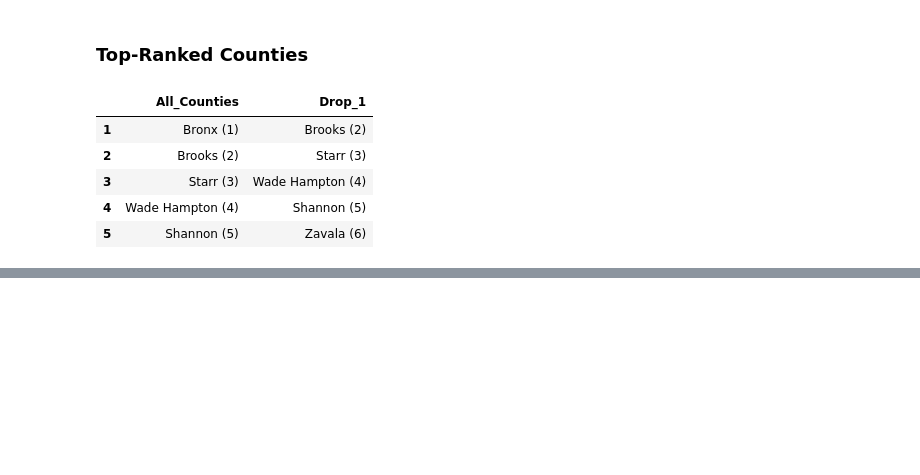
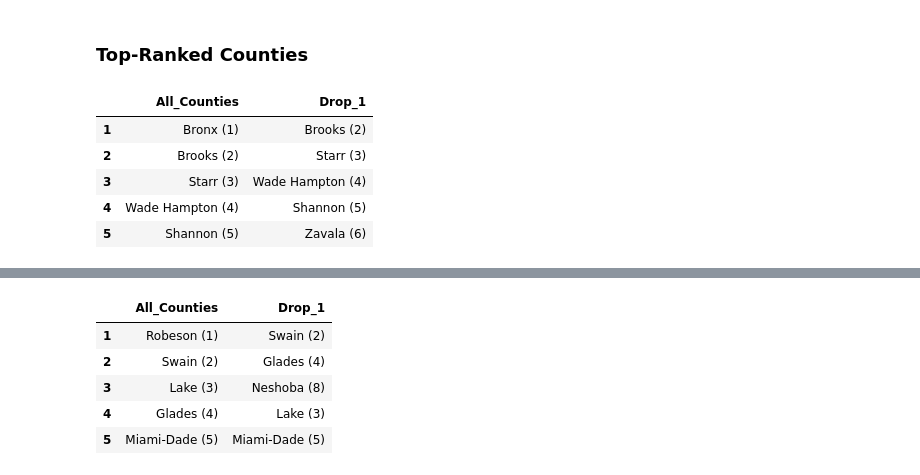
Before and after one commit to geoss/sovi-validity, a Jupyter notebook: dropno1_vis.ipynb, the cells around one changed output, grey strips where cells are left out. Saved outputs shown, nothing was run; the diff lists cells and outputs as text; code cells hidden in the pictures; blank space fills up the shorter version.

```diff
--- a/dropno1_vis.ipynb
+++ b/dropno1_vis.ipynb
@@ -513,0 +540,9 @@ rankChgTable(inputs=compute_sovis.US_All,scores=compute_sovis.US_Sovi_Score,obs_
+# %%
+rankChgTable(inputs=compute_sovis.US_All,scores=compute_sovis.FEMA_Region_Sovi_Score,obs_names=county_names,subset='FEMA_4')
+# %% [output]
+|  | All_Counties | Drop_1 |
+| 1 | Robeson (1) | Swain (2) |
+| 2 | Swain (2) | Glades (4) |
+| 3 | Lake (3) | Neshoba (8) |
+| 4 | Glades (4) | Lake (3) |
+| 5 | Miami-Dade (5) | Miami-Dade (5) |
```
Also changed, not shown: parts of 23 cells of this notebook.
